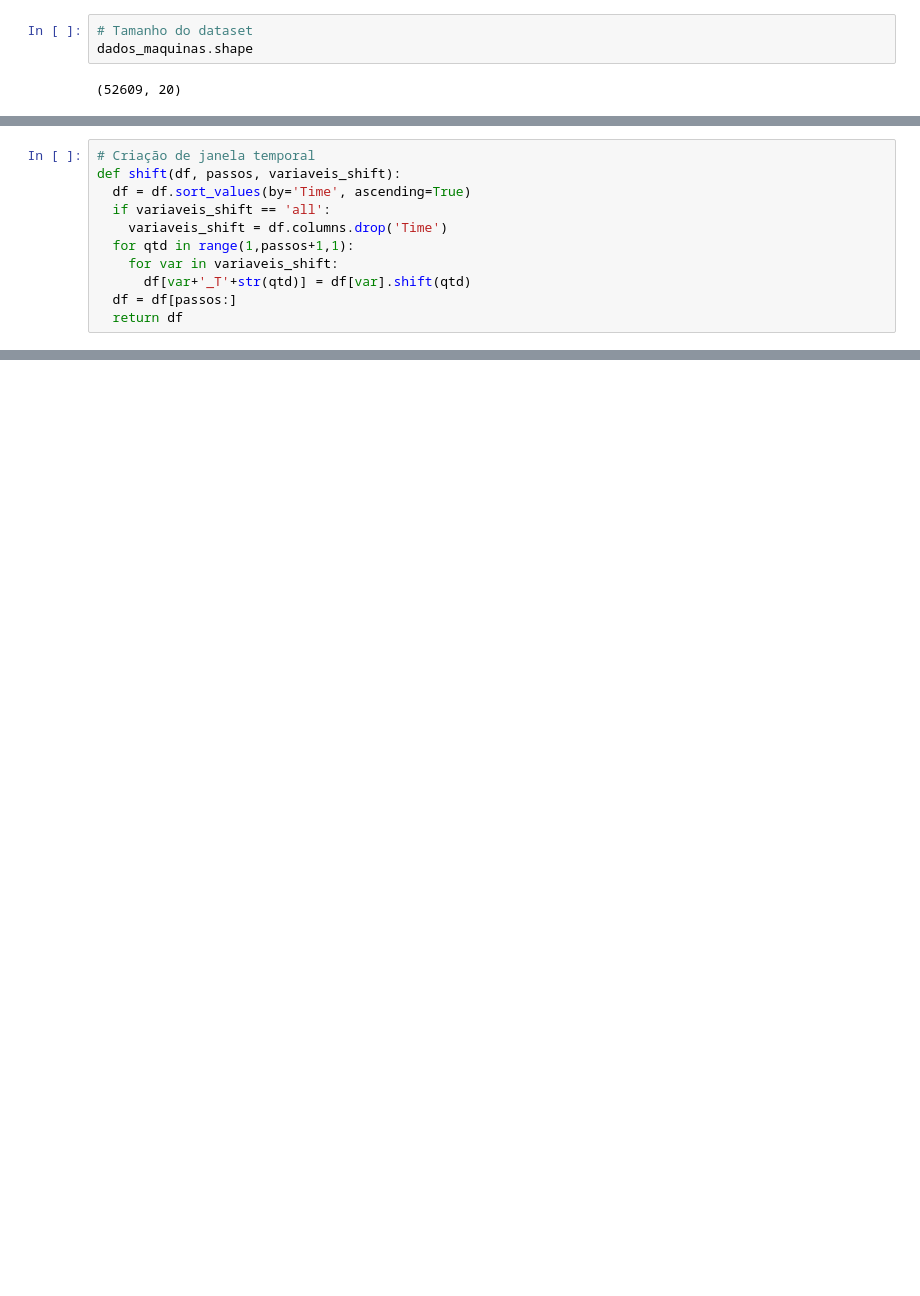
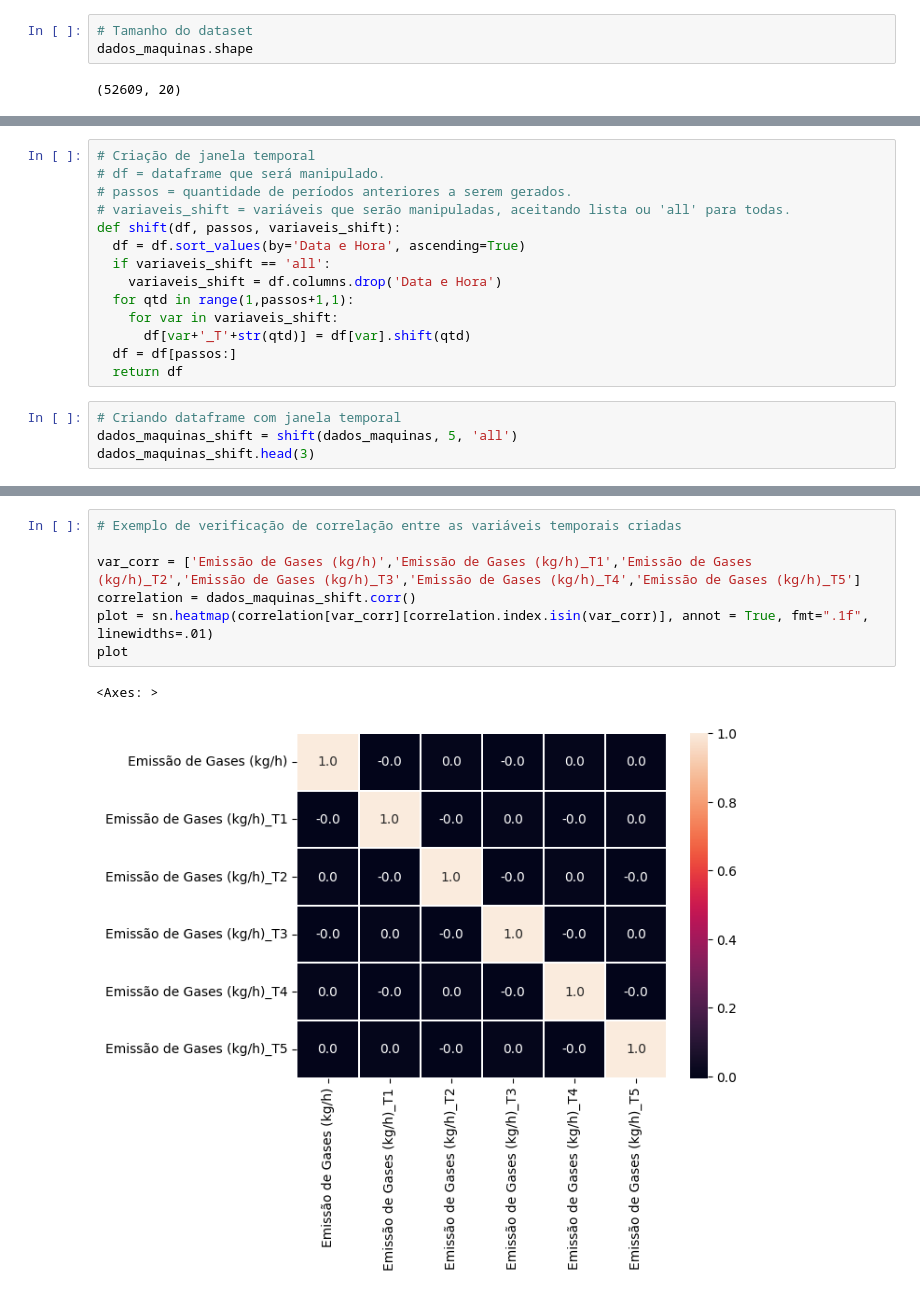
Before and after one commit to rhsouza/Regression-Gas_emission_forecast, a Jupyter notebook: Gas_emission_forecast.ipynb, the cells around one changed output, grey strips where cells are left out. Drawn from its saved outputs; the diff is of its cells as text; blank space fills up the shorter version.

```diff
--- a/Gas_emission_forecast.ipynb
+++ b/Gas_emission_forecast.ipynb
@@ -131,12 +145,19 @@ Como são dados passados, o nosso sistema já o possuiria, e seria input para o
 Complicou? Vai ficar mais simples conforme o desenvolvimento.
 # %%
 # Criação de janela temporal
+# df = dataframe que será manipulado.
+# passos = quantidade de períodos anteriores a serem gerados.
+# variaveis_shift = variáveis que serão manipuladas, aceitando lista ou 'all' para todas.
 def shift(df, passos, variaveis_shift):
-  df = df.sort_values(by='Time', ascending=True)
+  df = df.sort_values(by='Data e Hora', ascending=True)
   if variaveis_shift == 'all':
-    variaveis_shift = df.columns.drop('Time')
+    variaveis_shift = df.columns.drop('Data e Hora')
   for qtd in range(1,passos+1,1):
     for var in variaveis_shift:
       df[var+'_T'+str(qtd)] = df[var].shift(qtd)
   df = df[passos:]
   return df
+# %%
+# Criando dataframe com janela temporal
+dados_maquinas_shift = shift(dados_maquinas, 5, 'all')
+dados_maquinas_shift.head(3)
@@ -142,0 +184,10 @@ def shift(df, passos, variaveis_shift):
+# %%
+# Exemplo de verificação de correlação entre as variáveis temporais criadas
+
+var_corr = ['Emissão de Gases (kg/h)','Emissão de Gases (kg/h)_T1','Emissão de Gases (kg/h)_T2','Emissão de Gases (kg/h)_T3','Emissão de Gases (kg/h)_T4','Emissão de Gases (kg/h)_T5']
+correlation = dados_maquinas_shift.corr()
+plot = sn.heatmap(correlation[var_corr][correlation.index.isin(var_corr)], annot = True, fmt=".1f", linewidths=.01)
+plot
+# %% [output]
+<Axes: >
+[figure, added]
```
Also changed, not shown: parts of 14 cells of this notebook.
